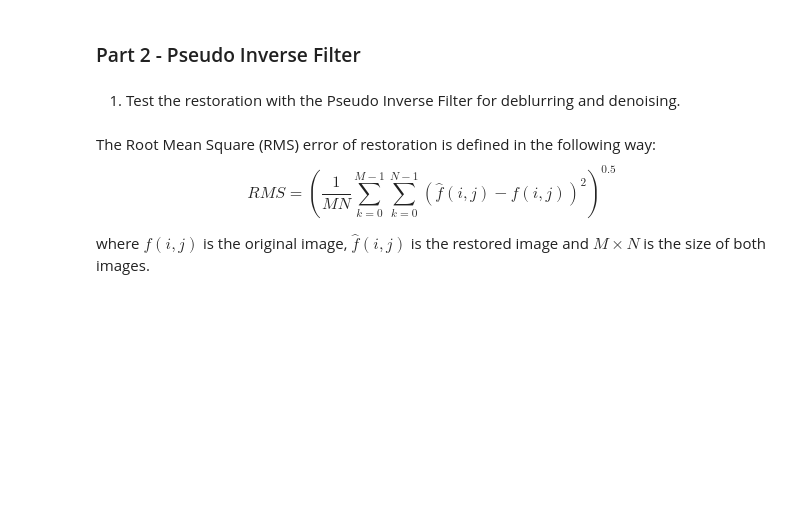
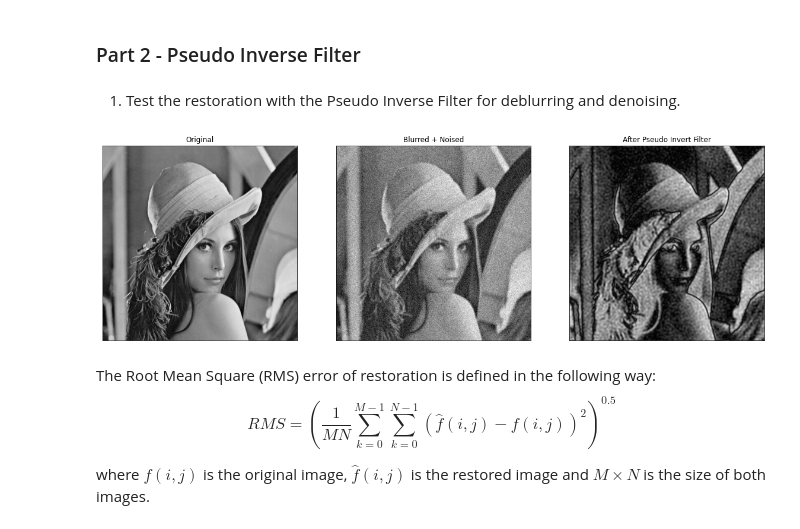
Before and after one commit to nadavschwalb/image_processing, a Jupyter notebook: Lab5.ipynb, the cells around one changed output. Cells and saved outputs as stored; diff of their text form; code cells hidden in the pictures; blank space fills up the shorter version.

```diff
--- a/Lab5.ipynb
+++ b/Lab5.ipynb
@@ -29,9 +36,9 @@ Insert your implementaion - add blurring and noise to image:
 # The function return two images: a blurred image
 # and an image after blurring and noise adding
 def AddBlurreAndNoise(img, filter_blur):
-    # Insert your implementaion here
-
-    return img_blurre, img_blurre_noise
+  img_blurre = cv2.filter2D(img,-1,filter_blur)
+  img_blurre_noise = skimage.util.random_noise(img_blurre)
+  return img_blurre, img_blurre_noise
 # %% [markdown]
 Load image:
 # %%
@@ -82,22 +95,27 @@ plt.show()
 ### Part 2 - Pseudo Inverse Filter
 # %% [markdown]
 1. Test the restoration with the Pseudo Inverse Filter for deblurring and denoising.
-# %%
-def PseudoInverseFilter(noise_img, filter_blur, epsilon=0.5):
-    # Paste your implementaion of Pseudo Inverse Filter here
-
-    return denoise_img
+# %%
+def PseudoInverseFilter(noise_img,filter_blur,epsilon=0.5):
+    degraded_dft = np.fft.fftshift(np.fft.fft2(noise_img))
+    blur_dft = np.fft.fftshift(np.fft.fft2(filter_blur,(noise_img.shape[0],noise_img.shape[1])))
+    vectorize_threshold = np.vectorize(lambda x : 1/x if x > epsilon else 0)
+    psuedo_inverse_filter = vectorize_threshold(np.abs(blur_dft))
+    restored_dft = degraded_dft*psuedo_inverse_filter
+    return np.abs(np.fft.ifft2(restored_dft))
 # %%
-denoise_pseudo_img = PseudoInverseFilter(noise,filter_blur)
+denoise_pseudo_img = PseudoInverseFilter(noise,filter_blur,epsilon=0.55)
 
 plt.figure(figsize=(20,10))
 plt.subplot(131),plt.imshow(img, cmap='gray'),plt.title('Original')
 plt.xticks([]), plt.yticks([])
 plt.subplot(132),plt.imshow(noise, cmap='gray'),plt.title('Blurred + Noised')
 plt.xticks([]), plt.yticks([])
 plt.subplot(133),plt.imshow(denoise_pseudo_img, cmap='gray'),plt.title('After Pseudo Invert Filter')
 plt.xticks([]), plt.yticks([])
 plt.show()
+# %% [output]
+[figure, added]
 # %% [markdown]
 The Root Mean Square (RMS) error of restoration is defined in the following way:
 \begin{equation*}
```
Also changed, not shown: parts of 16 cells of this notebook.
